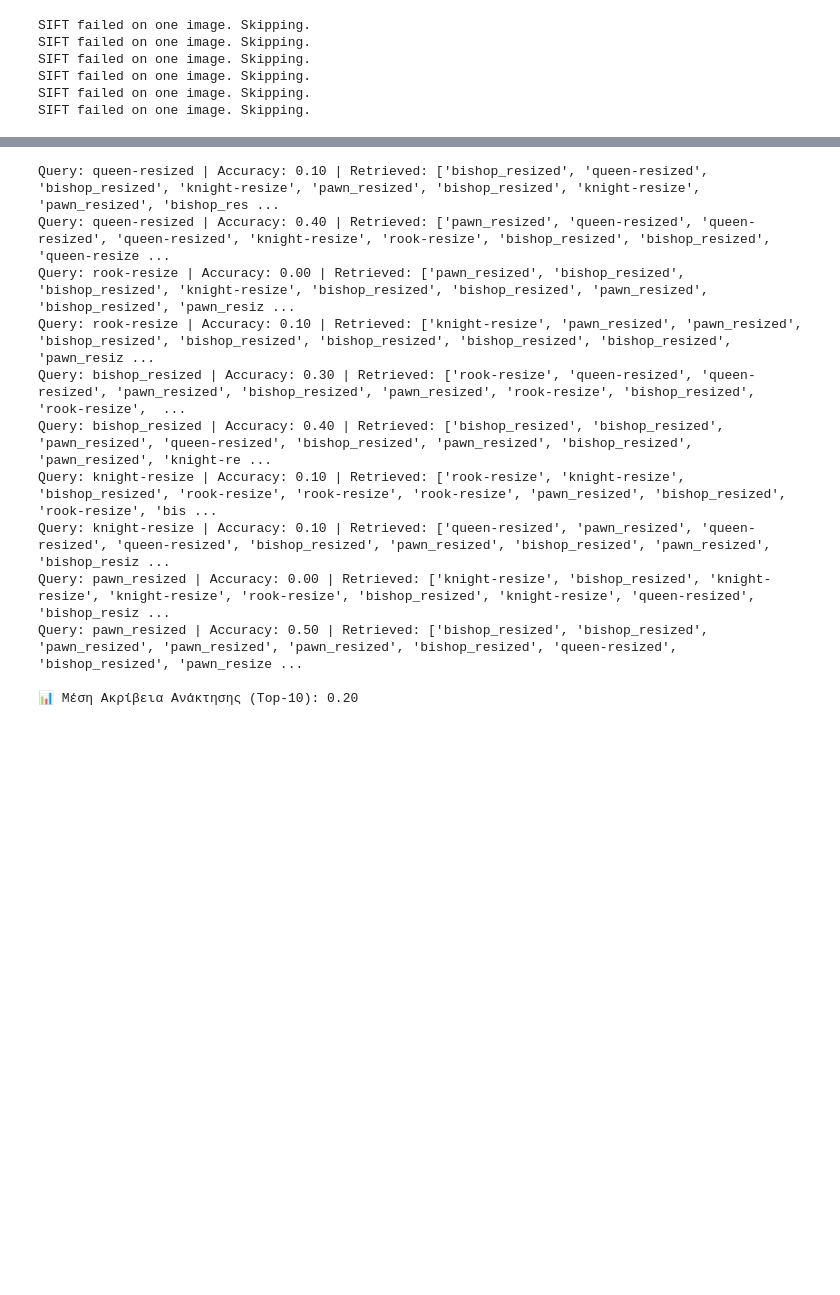
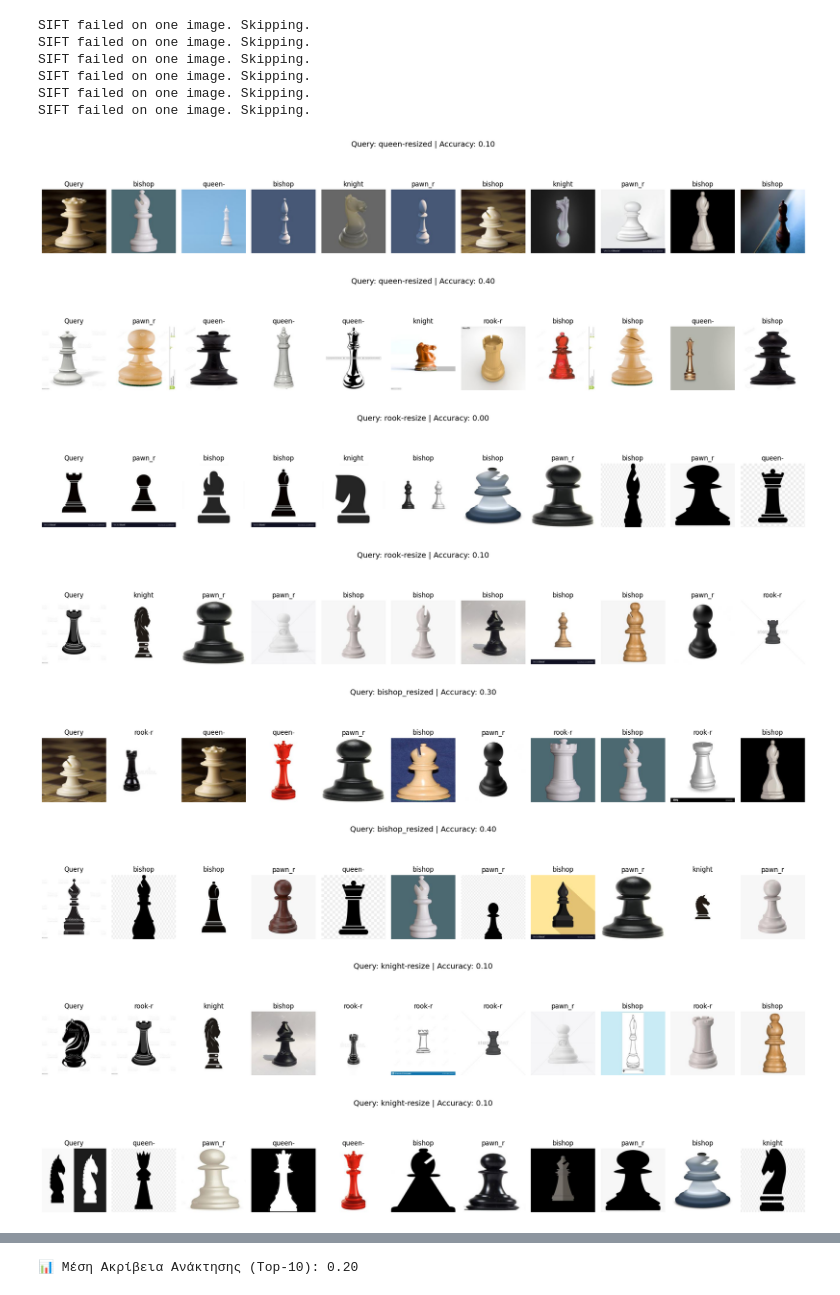
Before and after one commit to FOTIS21/EIKONES, a Jupyter notebook: ex4_p2.ipynb, the cells around one changed output, grey strips where cells are left out. Cells and saved outputs as stored; diff of their text form; code cells hidden in the pictures; blank space fills up the shorter version.

Commit message:
Ex4 B C showing the similar images

```diff
--- a/ex4_p2.ipynb
+++ b/ex4_p2.ipynb
@@ -88,6 +88,7 @@ SIFT failed on one image. Skipping.
 SIFT failed on one image. Skipping.
 SIFT failed on one image. Skipping.
 # %%
+from matplotlib import image as mpimg
 from sklearn.metrics import pairwise_distances
 # B
 
@@ -113,35 +114,61 @@ image_path_map = {os.path.normpath(p): i for i, p in enumerate(image_paths_valid
 
 # Λίστα με index των query εικόνων
 query_indices = []
 for q in query_filenames:
     q_norm = os.path.normpath(q)
     if q_norm in image_path_map:
         query_indices.append(image_path_map[q_norm])
     else:
         print(f"⚠️ Δεν βρέθηκε: {q}")
 
 
 features = tf_idf  # μπορείς και bovw_vectors αν δεν θέλεις TF-IDF
 dist_matrix = cdist(features, features, metric='euclidean')
 
 accuracies = []
 
 for query_idx in query_indices:
     dists = dist_matrix[query_idx]
-    dists[query_idx] = np.inf  # αγνοούμε την ίδια την εικόνα
+    dists[query_idx] = np.inf
 
     top_indices = np.argsort(dists)[:10]
-
-    query_label = image_paths_valid[query_idx].split(os.sep)[0].lower()
-    retrieved_labels = [image_paths_valid[i].split(os.sep)[0].lower() for i in top_indices]
+    query_path = image_paths_valid[query_idx]
+    query_label = os.path.normpath(query_path).split(os.sep)[0].lower()
+    retrieved_paths = [image_paths_valid[i] for i in top_indices]
+    retrieved_labels = [os.path.normpath(p).split(os.sep)[0].lower() for p in retrieved_paths]
 
     correct = sum(1 for lbl in retrieved_labels if lbl == query_label)
     accuracy = correct / 10.0
     accuracies.append(accuracy)
 
-    print(f"Query: {query_label} | Accuracy: {accuracy:.2f} | Retrieved: {retrieved_labels}")
+    # Εμφάνιση με εικόνες
+    fig, axs = plt.subplots(1, 11, figsize=(20, 4))
+    fig.suptitle(f"Query: {query_label} | Accuracy: {accuracy:.2f}", fontsize=14)
+
+    # Query image
+    axs[0].imshow(mpimg.imread(query_path), cmap='gray')
+    axs[0].set_title("Query")
+    axs[0].axis("off")
+
+    # Top-10
+    for j, (img_path, lbl) in enumerate(zip(retrieved_paths, retrieved_labels), start=1):
+        axs[j].imshow(mpimg.imread(img_path), cmap='gray')
+        axs[j].set_title(lbl[:6])  # π.χ. "queen", "pawn", ...
+        axs[j].axis("off")
+
+    plt.tight_layout()
+    plt.show()
+
 
 # Μέση ακρίβεια
 mean_accuracy = np.mean(accuracies)
 print(f"\n📊 Μέση Ακρίβεια Ανάκτησης (Top-10): {mean_accuracy:.2f}")
 # %% [output]
+[figure, added]
+[figure, added]
+[figure, added]
+[figure, added]
+[figure, added]
+[figure, added]
+[figure, added]
+[figure, added]
@@ -148,12 +177 @@ print(f"\n📊 Μέση Ακρίβεια Ανάκτησης (Top-10): {mean_accu
-Query: queen-resized | Accuracy: 0.10 | Retrieved: ['bishop_resized', 'queen-resized', 'bishop_resized', 'knight-resize', 'pawn_resized', 'bishop_resized', 'knight-resize', 'pawn_resized', 'bishop_res ...
-Query: queen-resized | Accuracy: 0.40 | Retrieved: ['pawn_resized', 'queen-resized', 'queen-resized', 'queen-resized', 'knight-resize', 'rook-resize', 'bishop_resized', 'bishop_resized', 'queen-resize ...
-Query: rook-resize | Accuracy: 0.00 | Retrieved: ['pawn_resized', 'bishop_resized', 'bishop_resized', 'knight-resize', 'bishop_resized', 'bishop_resized', 'pawn_resized', 'bishop_resized', 'pawn_resiz ...
-Query: rook-resize | Accuracy: 0.10 | Retrieved: ['knight-resize', 'pawn_resized', 'pawn_resized', 'bishop_resized', 'bishop_resized', 'bishop_resized', 'bishop_resized', 'bishop_resized', 'pawn_resiz ...
-Query: bishop_resized | Accuracy: 0.30 | Retrieved: ['rook-resize', 'queen-resized', 'queen-resized', 'pawn_resized', 'bishop_resized', 'pawn_resized', 'rook-resize', 'bishop_resized', 'rook-resize',  ...
-Query: bishop_resized | Accuracy: 0.40 | Retrieved: ['bishop_resized', 'bishop_resized', 'pawn_resized', 'queen-resized', 'bishop_resized', 'pawn_resized', 'bishop_resized', 'pawn_resized', 'knight-re ...
-Query: knight-resize | Accuracy: 0.10 | Retrieved: ['rook-resize', 'knight-resize', 'bishop_resized', 'rook-resize', 'rook-resize', 'rook-resize', 'pawn_resized', 'bishop_resized', 'rook-resize', 'bis ...
-Query: knight-resize | Accuracy: 0.10 | Retrieved: ['queen-resized', 'pawn_resized', 'queen-resized', 'queen-resized', 'bishop_resized', 'pawn_resized', 'bishop_resized', 'pawn_resized', 'bishop_resiz ...
-Query: pawn_resized | Accuracy: 0.00 | Retrieved: ['knight-resize', 'bishop_resized', 'knight-resize', 'knight-resize', 'rook-resize', 'bishop_resized', 'knight-resize', 'queen-resized', 'bishop_resiz ...
-Query: pawn_resized | Accuracy: 0.50 | Retrieved: ['bishop_resized', 'bishop_resized', 'pawn_resized', 'pawn_resized', 'pawn_resized', 'bishop_resized', 'queen-resized', 'bishop_resized', 'pawn_resize ...
-
 📊 Μέση Ακρίβεια Ανάκτησης (Top-10): 0.20
```
Also changed, not shown: parts of 1 cell of this notebook.
